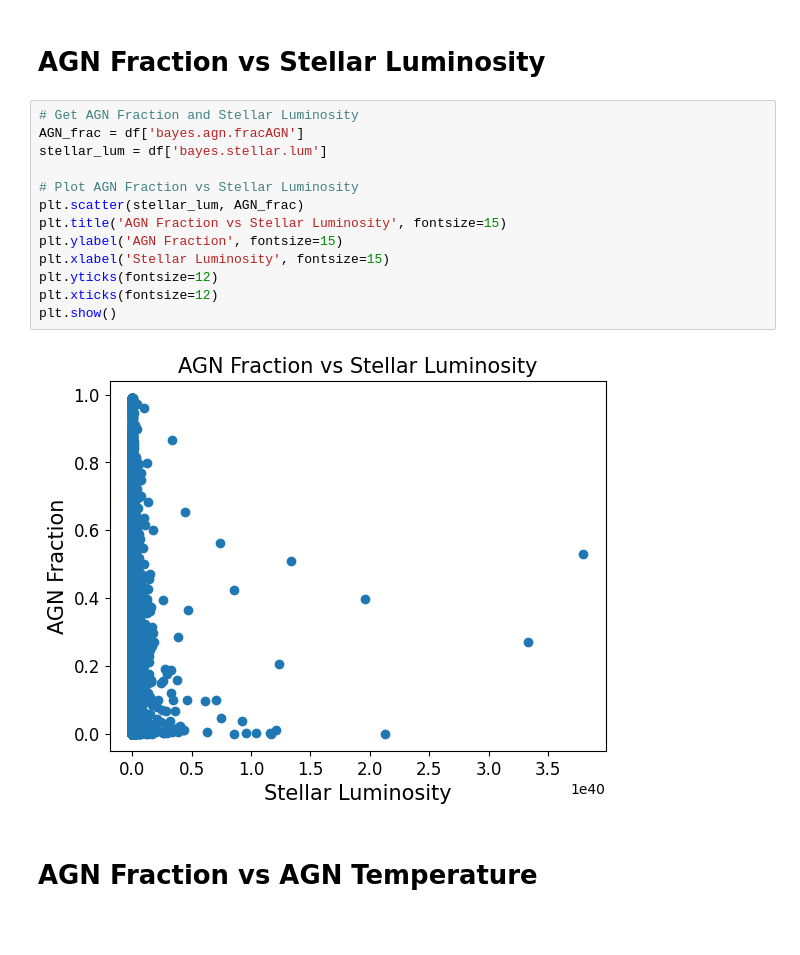
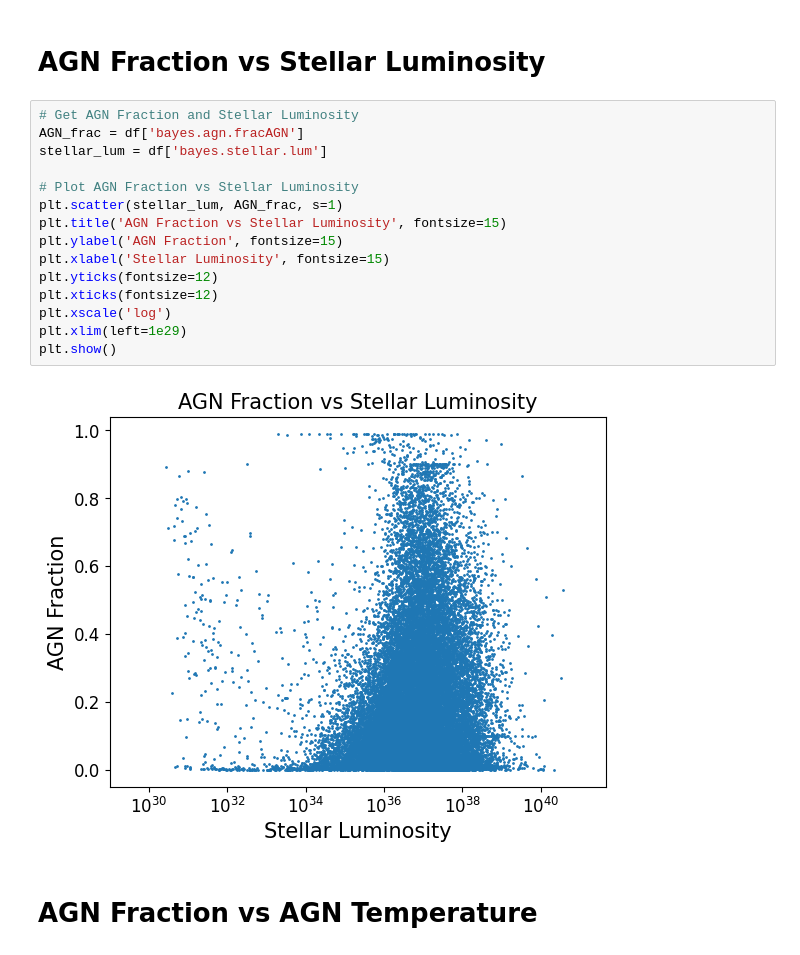
Before and after one commit to daniel-lyon/MPhil-Code, a Jupyter notebook: scaling_plots.ipynb, the cells around one changed output. Drawn from its saved outputs; the diff is of its cells as text; blank space fills up the shorter version.

```diff
--- a/scaling_plots.ipynb
+++ b/scaling_plots.ipynb
@@ -118,18 +129,20 @@ plt.show()
 # %%
 # Get AGN Fraction and Stellar Luminosity
 AGN_frac = df['bayes.agn.fracAGN']
 stellar_lum = df['bayes.stellar.lum']
 
 # Plot AGN Fraction vs Stellar Luminosity
-plt.scatter(stellar_lum, AGN_frac)
+plt.scatter(stellar_lum, AGN_frac, s=1)
 plt.title('AGN Fraction vs Stellar Luminosity', fontsize=15)
 plt.ylabel('AGN Fraction', fontsize=15)
 plt.xlabel('Stellar Luminosity', fontsize=15)
 plt.yticks(fontsize=12)
 plt.xticks(fontsize=12)
+plt.xscale('log')
+plt.xlim(left=1e29)
 plt.show()
 # %% [output]
-[figure, old version]
+[figure, new version]
 # %% [markdown]
 # AGN Fraction vs AGN Temperature
 # %%
```
Also changed, not shown: parts of 8 cells of this notebook, 1 other file.
